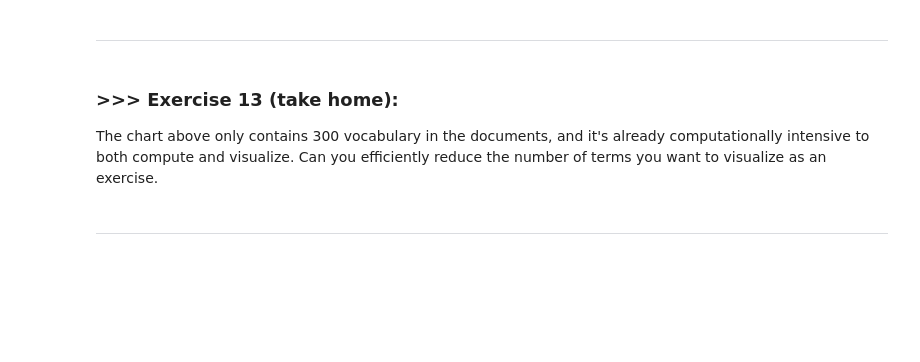
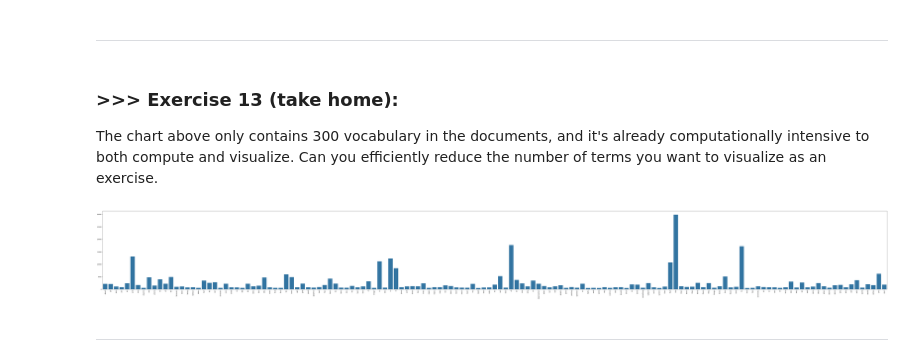
Before and after one commit to powy-e/DM2024-Lab1-Master, a Jupyter notebook: DM2024-Lab1-Master.ipynb, the cells around one changed output. Cells and saved outputs as stored; diff of their text form; code cells hidden in the pictures; blank space fills up the shorter version.

```diff
--- a/DM2024-Lab1-Master.ipynb
+++ b/DM2024-Lab1-Master.ipynb
@@ -1042,3 +1044,13 @@ The chart above only contains 300 vocabulary in the documents, and it's already
+# %%
+# Only plot vocabs with frequency >= LIM_FREQ
+LIM_FREQ = 500
+#print(np.count_nonzero(term_frequencies >= LIM_FREQ))
+plt.subplots(figsize=(100, 10))
+g = sns.barplot(x=count_vect.get_feature_names_out()[term_frequencies >= LIM_FREQ],
+            y=term_frequencies[term_frequencies >= LIM_FREQ])
+g.set_xticklabels(count_vect.get_feature_names_out()[term_frequencies >= LIM_FREQ], rotation = 90);
+# %% [output]
+[figure, added]
 # %% [markdown]
 ---
 # %% [markdown]
```
Also changed, not shown: parts of 3 cells of this notebook.
